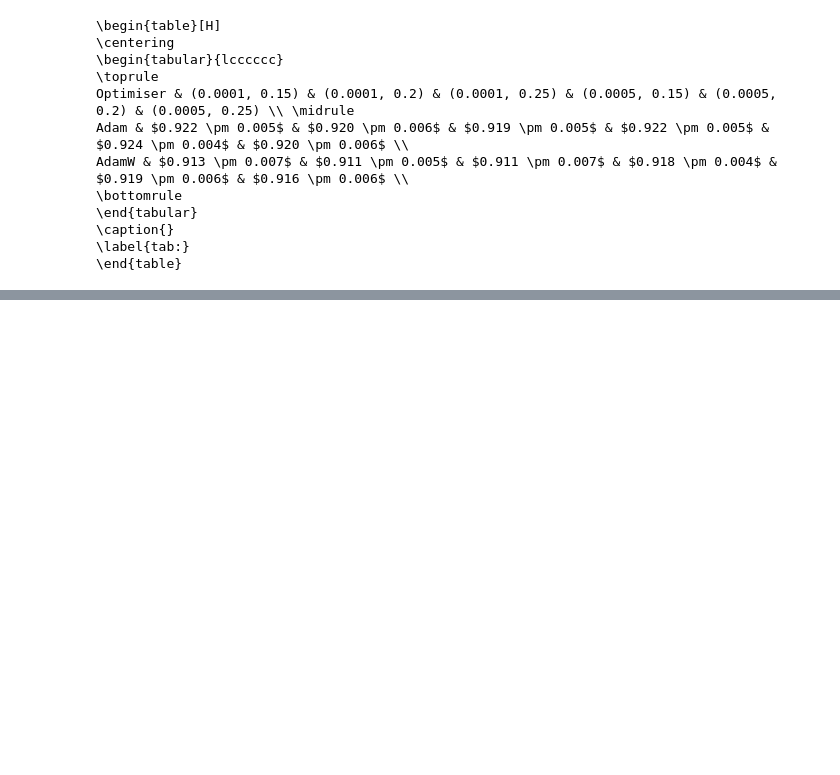
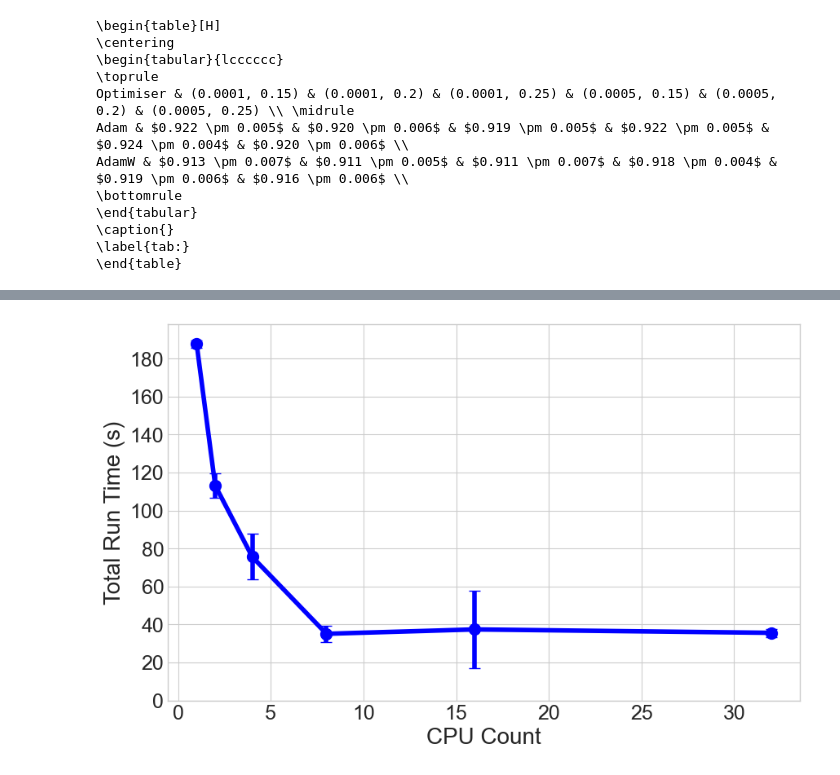
Before and after one commit to CRMDS/Kinetic-Injury-Triage, a Jupyter notebook: Results/resultsAnalysis.ipynb, the cells around one changed output, grey strips where cells are left out. Saved outputs shown, nothing was run; the diff lists cells and outputs as text; code cells hidden in the pictures; blank space fills up the shorter version.

```diff
--- a/Results/resultsAnalysis.ipynb
+++ b/Results/resultsAnalysis.ipynb
@@ -523,0 +577,7 @@ AdamW & $0.913 \pm 0.007$ & $0.911 \pm 0.005$ & $0.911 \pm 0.007$ & $0.918 \pm 0
+# %%
+time_finetunePred_cpu = pd.read_csv('time_finetune_pred_diffCPU_AdamW_lr0.0001_dr0.15_unf1.csv')
+# %%
+plot_time_analysis(time_finetunePred_cpu, 'avg_elapsed_time_s', 'std_elapsed_time',
+    yaxisticks=[0, 200, 20], modeling_type='finetuning_prediction')
+# %% [output]
+[figure, added]
```
Also changed, not shown: parts of 6 cells of this notebook, 5 other files.
